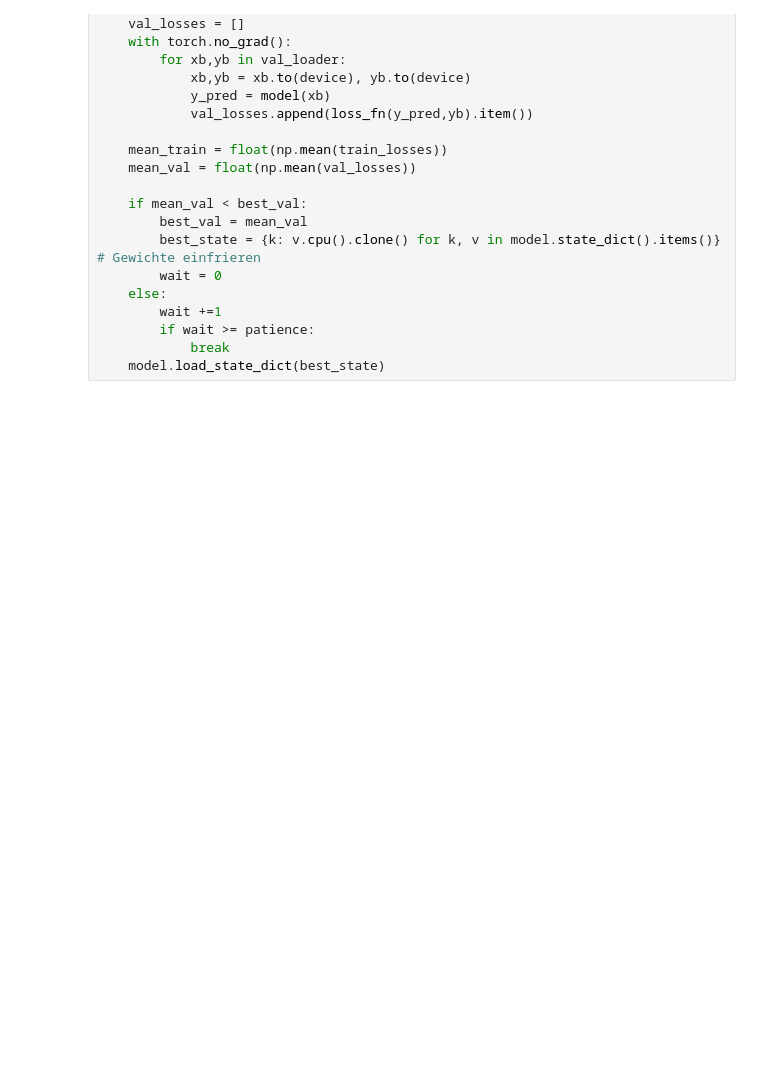
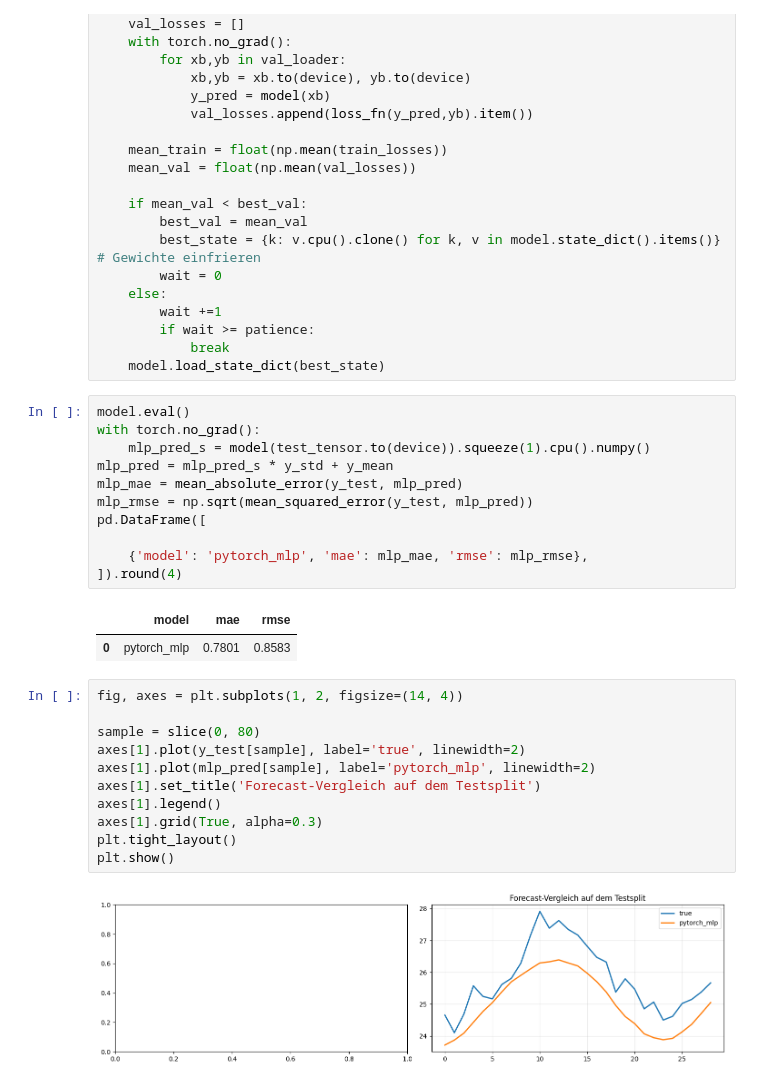
Before and after one commit to grigory-consulting/deep-learning-time-series, a Jupyter notebook: ts_mlp.ipynb, the cells around one changed output. Cells and saved outputs as stored; diff of their text form; blank space fills up the shorter version.

```diff
--- a/ts_mlp.ipynb
+++ b/ts_mlp.ipynb
@@ -141,3 +141,30 @@ for epoch in range(epochs):
         if wait >= patience:
             break
     model.load_state_dict(best_state)
+# %%
+model.eval()
+with torch.no_grad():
+    mlp_pred_s = model(test_tensor.to(device)).squeeze(1).cpu().numpy()
+mlp_pred = mlp_pred_s * y_std + y_mean
+mlp_mae = mean_absolute_error(y_test, mlp_pred)
+mlp_rmse = np.sqrt(mean_squared_error(y_test, mlp_pred))
+pd.DataFrame([
+
+    {'model': 'pytorch_mlp', 'mae': mlp_mae, 'rmse': mlp_rmse},
+]).round(4)
+# %% [output]
+|  | model | mae | rmse |
+| 0 | pytorch_mlp | 0.7801 | 0.8583 |
+# %%
+fig, axes = plt.subplots(1, 2, figsize=(14, 4))
+
+sample = slice(0, 80)
+axes[1].plot(y_test[sample], label='true', linewidth=2)
+axes[1].plot(mlp_pred[sample], label='pytorch_mlp', linewidth=2)
+axes[1].set_title('Forecast-Vergleich auf dem Testsplit')
+axes[1].legend()
+axes[1].grid(True, alpha=0.3)
+plt.tight_layout()
+plt.show()
+# %% [output]
+[figure, added]
```
